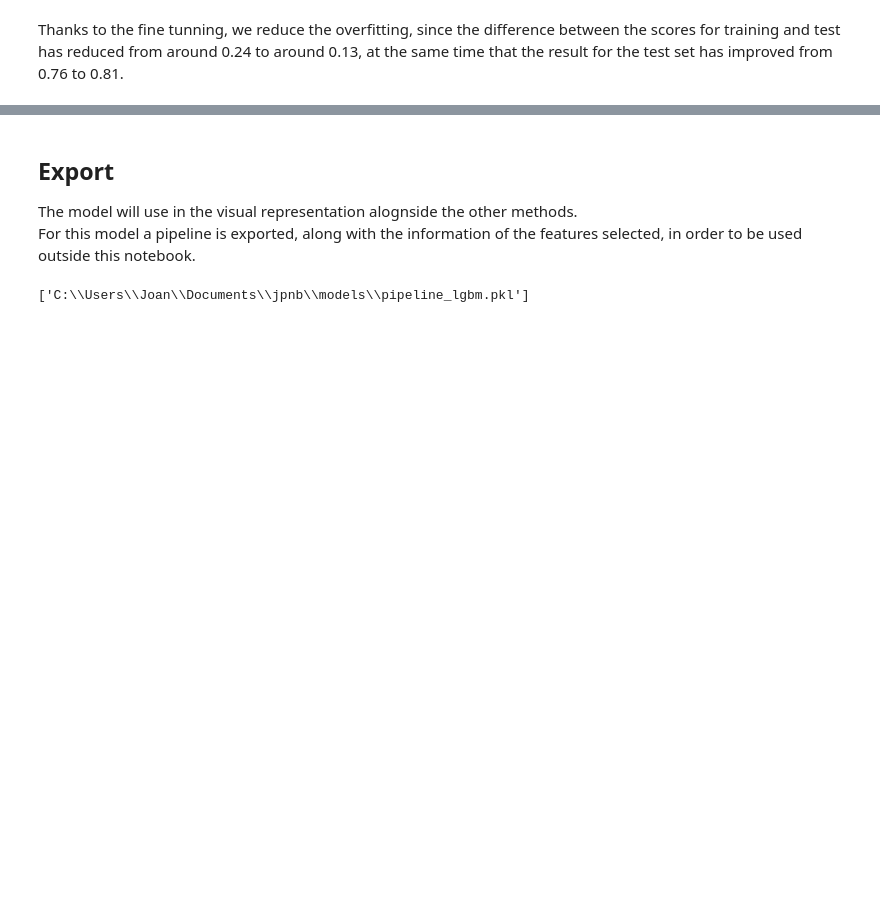
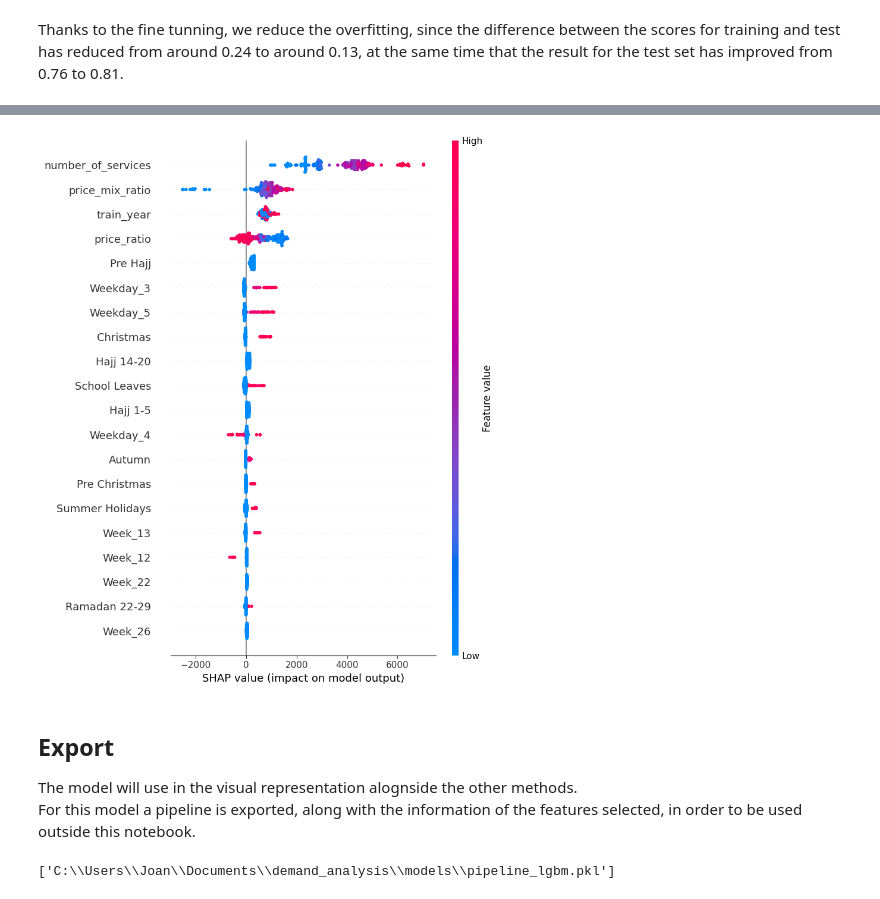
Before and after one commit to jfitam/demand_analysis_HHR, a Jupyter notebook: notebooks/HHR Trees.ipynb, the cells around one changed output, grey strips where cells are left out. Drawn from its saved outputs; the diff is of its cells as text; code cells hidden in the pictures; blank space fills up the shorter version.

```diff
--- a/notebooks/HHR Trees.ipynb
+++ b/notebooks/HHR Trees.ipynb
@@ -828,0 +866,17 @@ Thanks to the fine tunning, we reduce the overfitting, since the difference betw
+# %%
+# redundant features
+features = [
+            'train_year',
+            #'lag364',
+            #'lag354',
+            'price_ratio',
+            'number_of_services',
+            'price_mix_ratio',
+            #'rolling6',
+            #'lag7',
+            #'lag14'
+           ]    + weekday_dummies.columns.tolist() +kind_date_dummies.columns.tolist()  + week_dummies.columns.tolist()  #+ month_dummies.columns.tolist()+ hijri_dummies.columns.tolist() #
+
+y_train, y_test, X_train, X_test, train_size, test_size = get_train_data(features, target, index)
+xgb_model, rf, lgb_model = training_models(X_train, y_train)
+y_pred_xgboost, y_pred_rf, y_pred_lgb = evaluation(X_test, y_test)
@@ -829,3 +898,12 @@ Thanks to the fine tunning, we reduce the overfitting, since the difference betw
+# %%
+# Explain the model predictions using SHAP
+explainer = shap.Explainer(lgb_model)
+shap_values = explainer(X_test)
+
+# Plot feature importance
+shap.summary_plot(shap_values, X_test)
+# %% [output]
+[figure, added]
 # %% [markdown]
 ## Export
 The model will use in the visual representation alognside the other methods.<br>
@@ -849,4 +927,4 @@ pipeline = Pipeline([
 # save the pipeline
 joblib.dump(pipeline, os.path.join(ROOT_DIR, "models", "pipeline_lgbm.pkl"))
 # %% [output]
-['C:\\Users\\Joan\\Documents\\jpnb\\models\\pipeline_lgbm.pkl']
+['C:\\Users\\Joan\\Documents\\demand_analysis\\models\\pipeline_lgbm.pkl']
```
Also changed, not shown: parts of 14 cells of this notebook, 6 other files.
